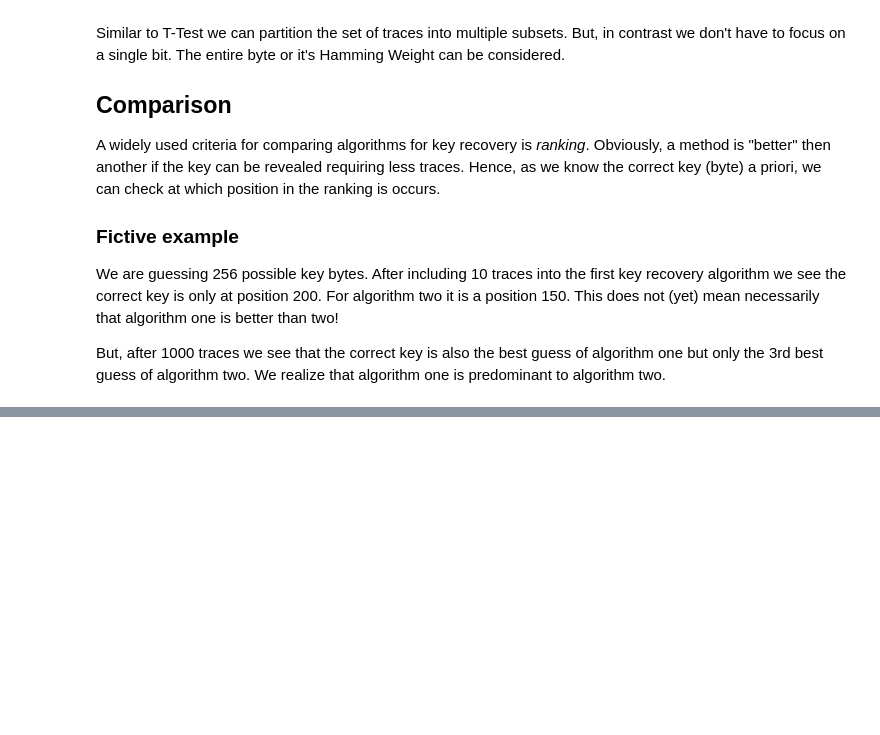
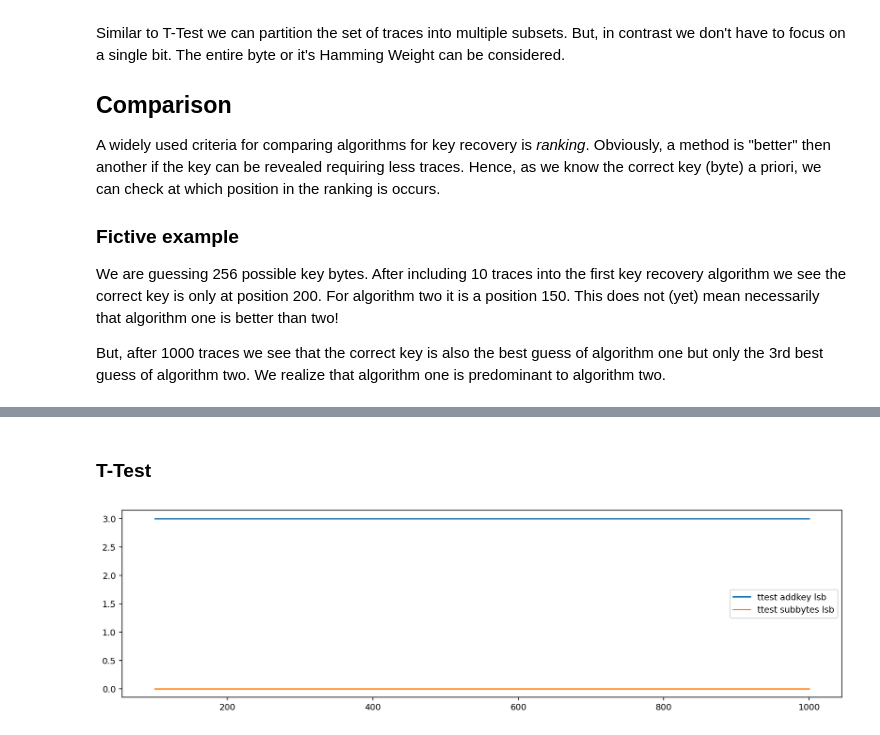
Before and after one commit to hackenbergstefan/securec-sidechannel-study, a Jupyter notebook: analyze/3_key_recovery_loop.ipynb, the cells around one changed output, grey strips where cells are left out. Drawn from its saved outputs; the diff is of its cells as text; code cells hidden in the pictures; blank space fills up the shorter version.

```diff
--- a/analyze/3_key_recovery_loop.ipynb
+++ b/analyze/3_key_recovery_loop.ipynb
@@ -76,0 +129,34 @@ First of all we throw the weakest implementation into the ring and compare the r
+# %% [markdown]
+### T-Test
+# %%
+%%time
+
+def ttest_selection_addkey_lsb(guess):
+    def selector(value):
+        return (value[1] ^ guess) & 0x01
+    return selector
+
+def ttest_selection_subbytes_lsb(guess):
+    def selector(value):
+        return lascar.tools.aes.sbox[value[1] ^ guess] & 0x01
+    return selector
+
+results = {
+    name: key_recovery_loop.ttest(
+        dataset=dataset,
+        selection_function=selection_function,
+        correct_key=dataset[0]["key"][1],
+    )
+    for name, selection_function in (
+        ("ttest addkey lsb", ttest_selection_addkey_lsb),
+        ("ttest subbytes lsb", ttest_selection_subbytes_lsb),
+    )
+}
+
+for name, result in results.items():
+    plt.plot(*zip(*result), label=name)
+
+plt.legend()
+plt.show()
+# %% [output]
+[figure, added]
```
Also changed, not shown: parts of 23 cells of this notebook, 1 other file.
